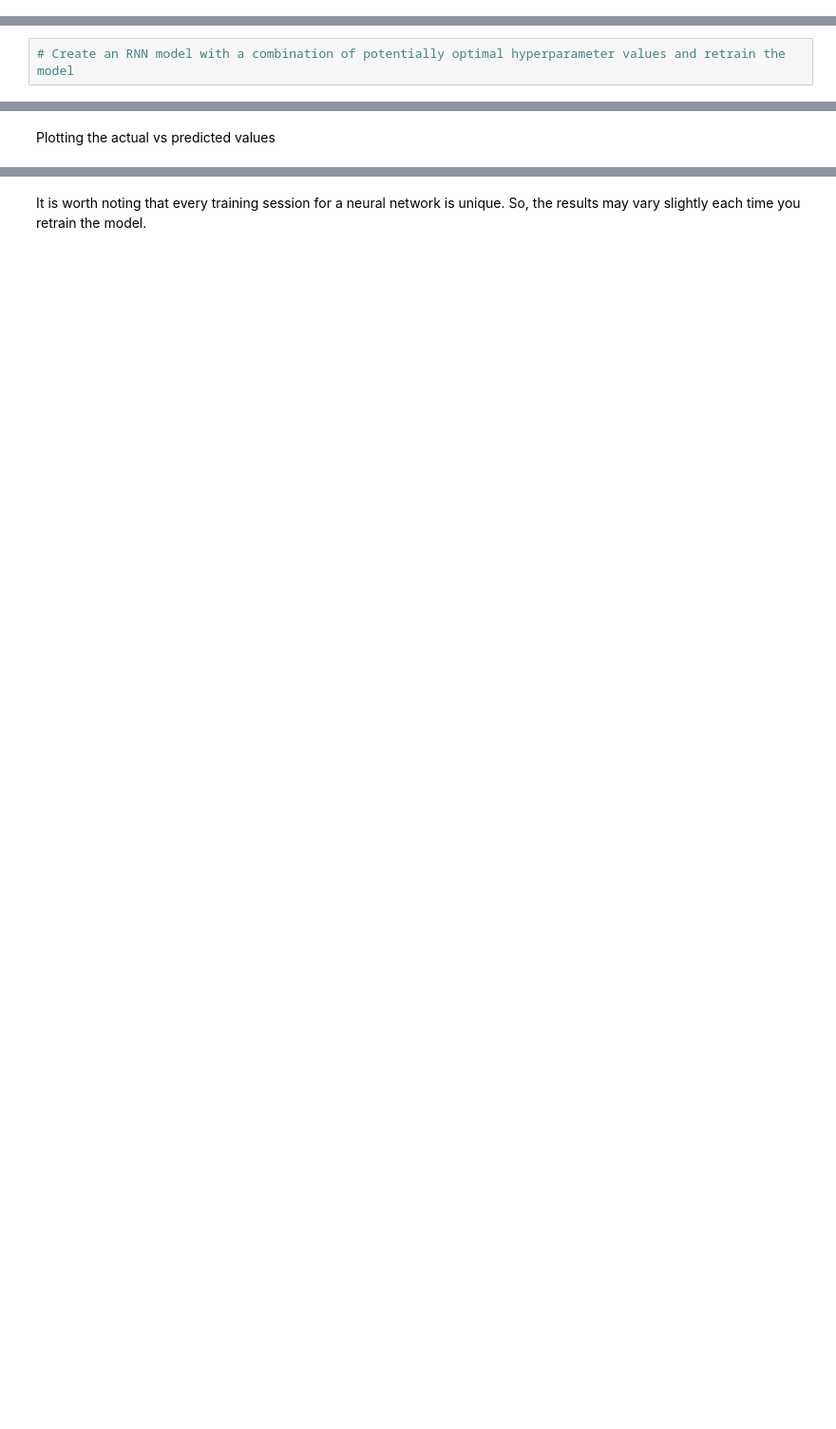
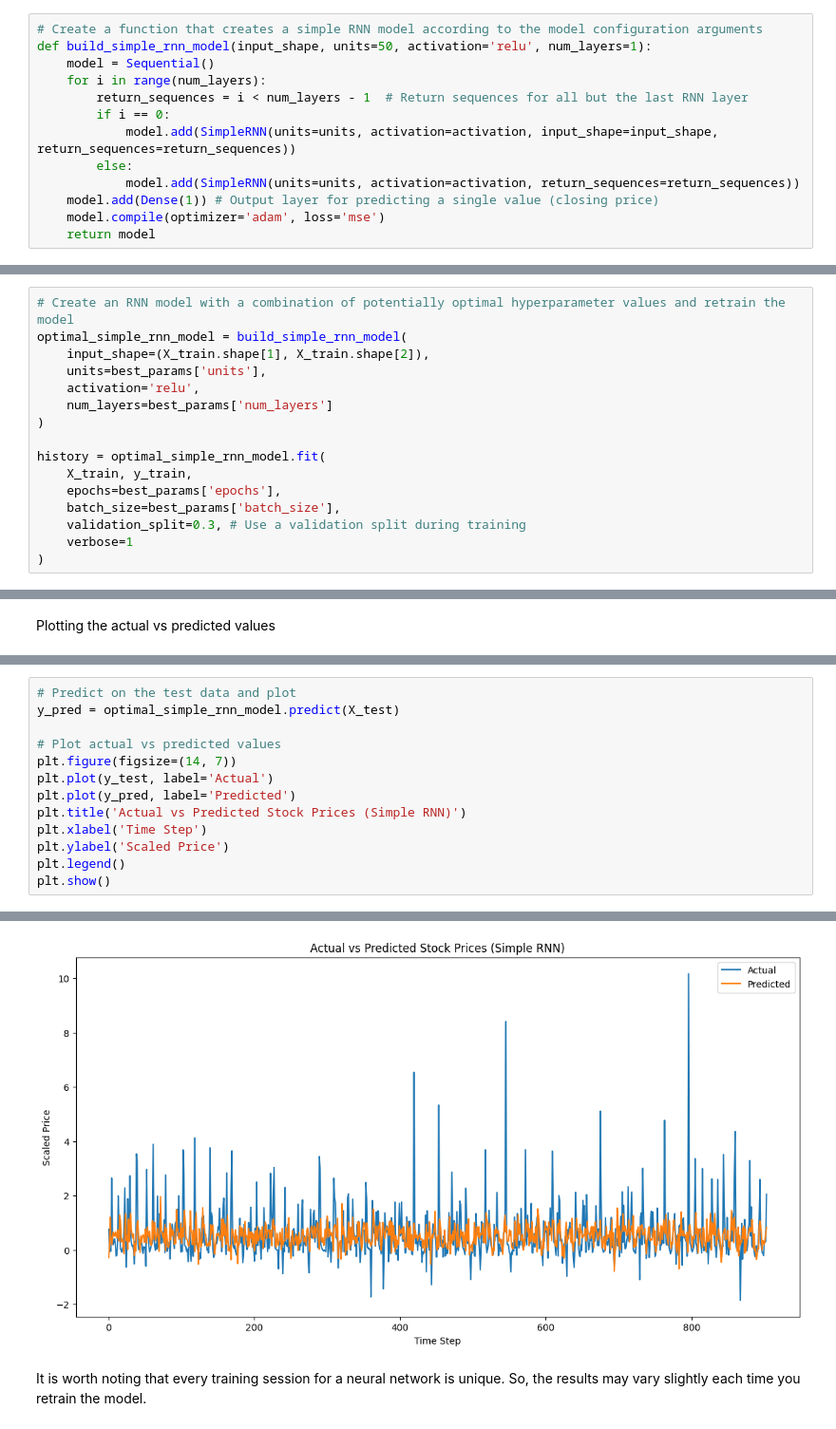
Before and after one commit to avanindra3/stock_price_prediction_rnn, a Jupyter notebook: RNN_Stock_Price_Prediction_Avanindra-Singh.ipynb, the cells around one changed output, grey strips where cells are left out. Shown at 95% size. Drawn from its saved outputs; the diff is of its cells as text; blank space fills up the shorter version.

Commit message:
Adding Simple RNN model.

```diff
--- a/RNN_Stock_Price_Prediction_Avanindra-Singh.ipynb
+++ b/RNN_Stock_Price_Prediction_Avanindra-Singh.ipynb
@@ -532,3 +538,16 @@ Create a function that builds a simple RNN model based on the layer configuratio
+# %%
+# Create a function that creates a simple RNN model according to the model configuration arguments
+def build_simple_rnn_model(input_shape, units=50, activation='relu', num_layers=1):
+    model = Sequential()
+    for i in range(num_layers):
+        return_sequences = i < num_layers - 1  # Return sequences for all but the last RNN layer
+        if i == 0:
+            model.add(SimpleRNN(units=units, activation=activation, input_shape=input_shape, return_sequences=return_sequences))
+        else:
+            model.add(SimpleRNN(units=units, activation=activation, return_sequences=return_sequences))
+    model.add(Dense(1)) # Output layer for predicting a single value (closing price)
+    model.compile(optimizer='adam', loss='mse')
+    return model
 # %% [markdown]
 #### **2.1.2** <font color =red> [4 marks] </font>
 Perform hyperparameter tuning to find the optimal network configuration.
@@ -541,3 +636,17 @@ Perform hyperparameter tuning to find the optimal network configuration.
 Run for optimal Simple RNN Model and show final results.
 # %%
 # Create an RNN model with a combination of potentially optimal hyperparameter values and retrain the model
+optimal_simple_rnn_model = build_simple_rnn_model(
+    input_shape=(X_train.shape[1], X_train.shape[2]),
+    units=best_params['units'],
+    activation='relu',
+    num_layers=best_params['num_layers']
+)
+
+history = optimal_simple_rnn_model.fit(
+    X_train, y_train,
+    epochs=best_params['epochs'],
+    batch_size=best_params['batch_size'],
+    validation_split=0.3, # Use a validation split during training
+    verbose=1
+)
@@ -547,0 +673,14 @@ Plotting the actual vs predicted values
+# %%
+# Predict on the test data and plot
+y_pred = optimal_simple_rnn_model.predict(X_test)
+
+# Plot actual vs predicted values
+plt.figure(figsize=(14, 7))
+plt.plot(y_test, label='Actual')
+plt.plot(y_pred, label='Predicted')
+plt.title('Actual vs Predicted Stock Prices (Simple RNN)')
+plt.xlabel('Time Step')
+plt.ylabel('Scaled Price')
+plt.legend()
+plt.show()
+# %% [output]
@@ -548,2 +688,3 @@ Plotting the actual vs predicted values
+[figure, added]
 # %% [markdown]
 It is worth noting that every training session for a neural network is unique. So, the results may vary slightly each time you retrain the model.
```
Also changed, not shown: parts of 19 cells of this notebook.
